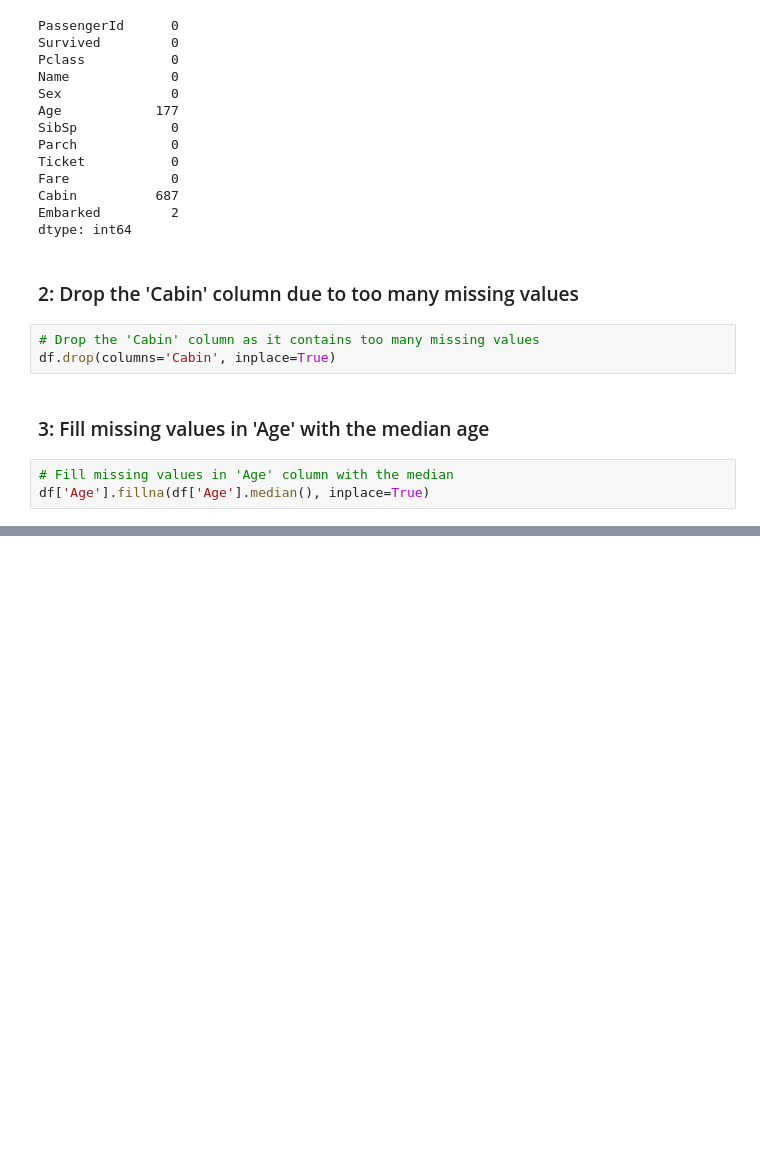
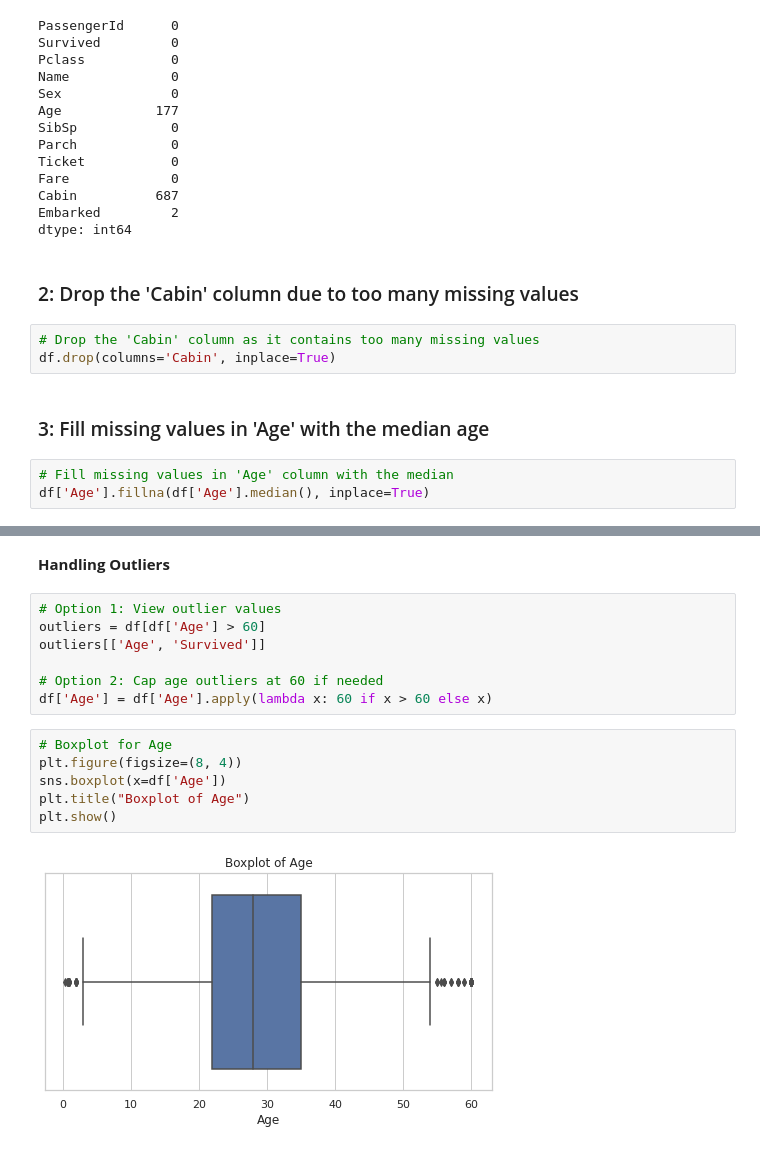
Before and after one commit to jimal254/Project_Titanic, a Jupyter notebook: titanic_analysis.ipynb, the cells around one changed output, grey strips where cells are left out. Cells and saved outputs as stored; diff of their text form; blank space fills up the shorter version.

```diff
--- a/titanic_analysis.ipynb
+++ b/titanic_analysis.ipynb
@@ -130,0 +208,17 @@ df['Age'].fillna(df['Age'].median(), inplace=True)
+# %% [markdown]
+**Handling Outliers**
+# %%
+# Option 1: View outlier values
+outliers = df[df['Age'] > 60]
+outliers[['Age', 'Survived']]
+
+# Option 2: Cap age outliers at 60 if needed
+df['Age'] = df['Age'].apply(lambda x: 60 if x > 60 else x)
+# %%
+# Boxplot for Age
+plt.figure(figsize=(8, 4))
+sns.boxplot(x=df['Age'])
+plt.title("Boxplot of Age")
+plt.show()
+# %% [output]
+[figure, added]
```
Also changed, not shown: parts of 32 cells of this notebook.
